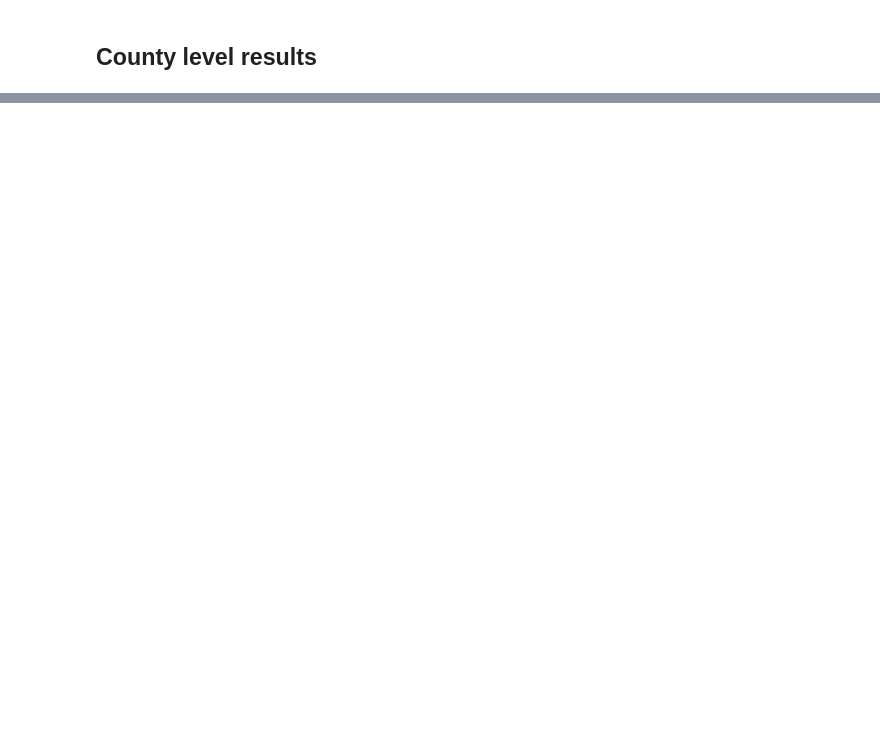
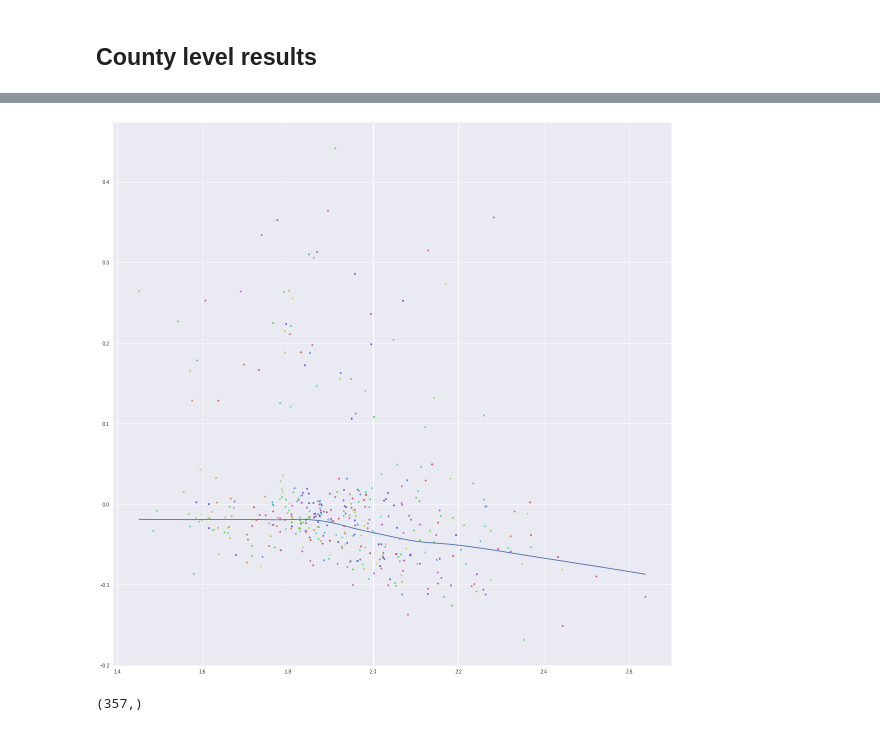
Before and after one commit to stuartlynn/cdc_fertility_rates, a Jupyter notebook: US Fertility.ipynb, the cells around one changed output, grey strips where cells are left out. Drawn from its saved outputs; the diff is of its cells as text; code cells hidden in the pictures; blank space fills up the shorter version.

```diff
--- a/US Fertility.ipynb
+++ b/US Fertility.ipynb
@@ -79,0 +94,47 @@ tfr_counties.unstack(level=1).plot(kind='density')
+# %%
+state_diffs = []
+colors  = []
+
+b= sbn.color_palette("hls", 51)
+color_dict =  dict(zip(tfr.index.levels[0] , b  ))
+point_states = []
+
+
+state_list = tfr.index.get_level_values(0)
+state_dict = dict(zip( np.unique(state_list),range(len(np.unique(state_list)))))
+
+f_tp1=[]
+f_t = []
+state_idx = []
+for state in tfr.index.levels[0]:
+    f_tp1.append(tfr[state].as_matrix()[1:])
+    f_t.append(tfr[state].as_matrix()[0:-1])
+    state_idx.append( [state_dict[state]]*len(tfr[state].as_matrix()[0:-1]))
+
+    diffs = np.array([[ tfr[state].as_matrix()[index-1],a - tfr[state].as_matrix()[index-1]] for index, a in enumerate(tfr[state])])
+    colors.append(color_dict[state])
+    state_diffs.append(diffs)
+    for a in range(len(diffs)):
+        point_states.append( state )
+
+state_diffs = np.concatenate(state_diffs)
+lowess_fit = lowess(state_diffs[:,1],
+                    state_diffs[:,0])
+
+
+
+f_tp1=np.concatenate(f_tp1)
+f_t=np.concatenate(f_t)
+state_idx = np.concatenate(state_idx)
+plt.figure(figsize=(20,20))
+plt.scatter(state_diffs[:,0], state_diffs[:,1], marker='.', c=colors)
+
+plt.plot(lowess_fit[:,0], lowess_fit[:,1])
+
+d = pd.DataFrame({"x":state_diffs[:,0], "y":state_diffs[:,1], "state": point_states})
+# %% [output]
+[figure, added]
+# %%
+np.shape(f_t)
+# %% [output]
+(357,)
```
Also changed, not shown: parts of 41 cells of this notebook, 1 other file.
